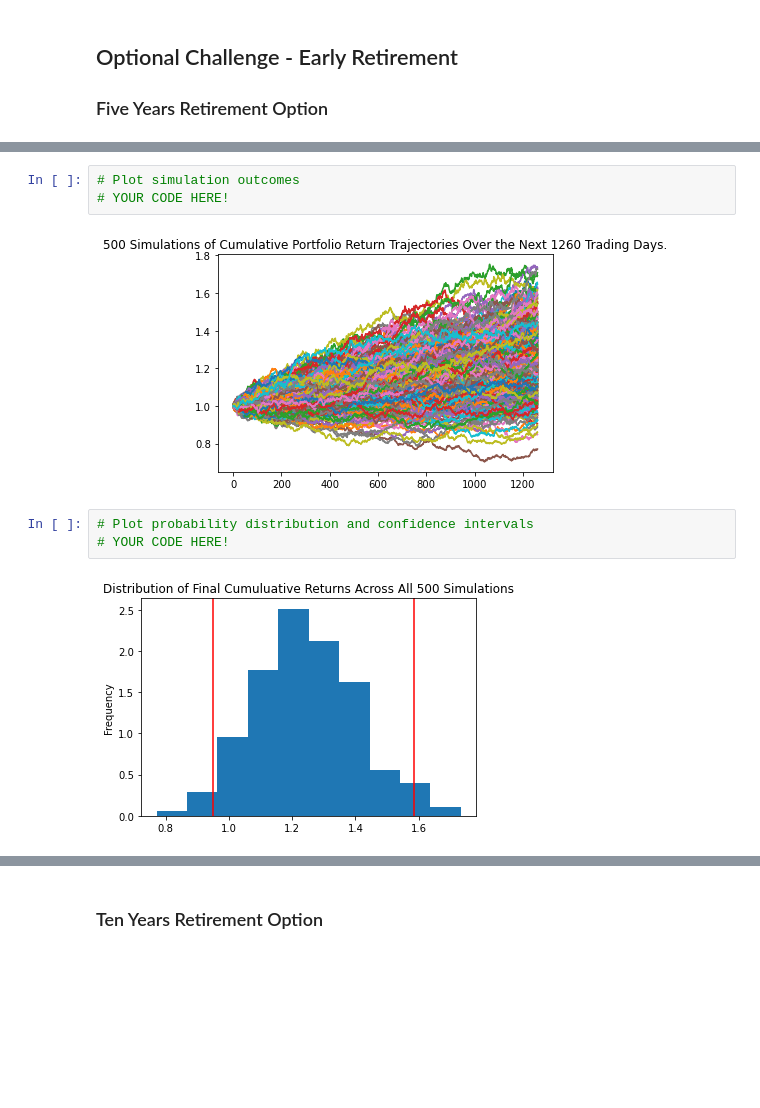
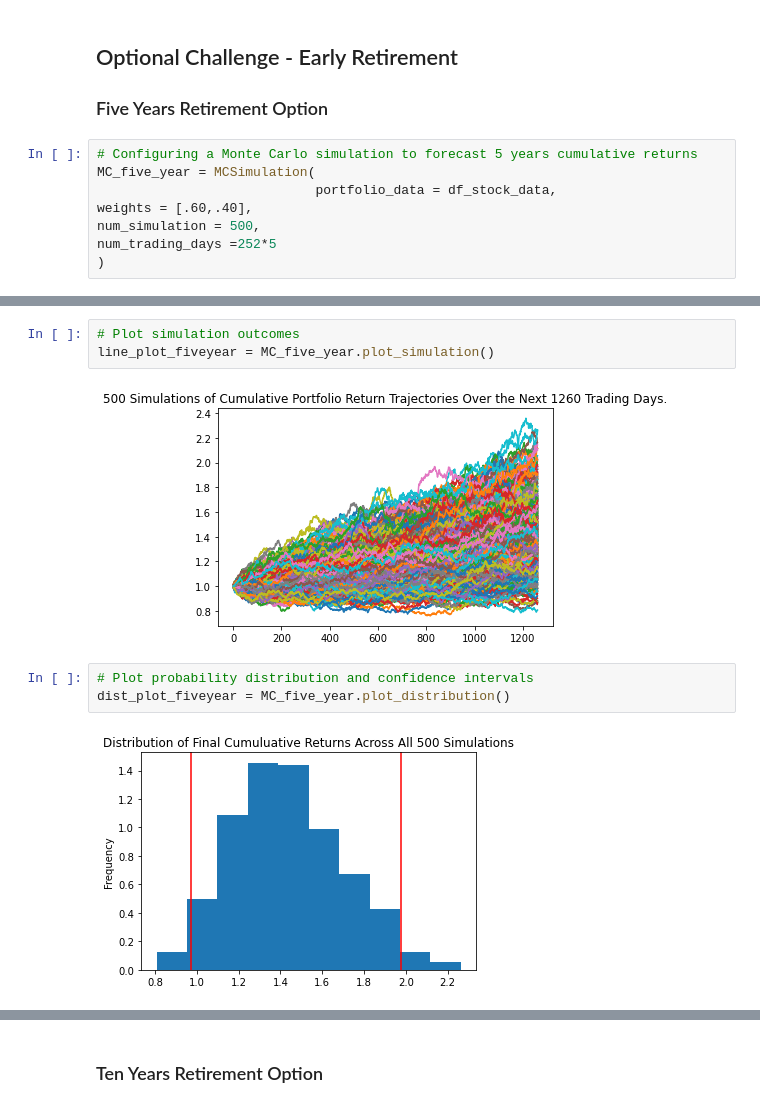
Before and after one commit to ahudiyaxcel/APIs-project, a Jupyter notebook: financial-planner.ipynb, the cells around one changed output, grey strips where cells are left out. Saved outputs shown, nothing was run; the diff lists cells and outputs as text; blank space fills up the shorter version.

```diff
--- a/financial-planner.ipynb
+++ b/financial-planner.ipynb
@@ -383,4 +383,12 @@ There is a 95% chance that an initial investment of $30000.0 in the portfolio ov
 
 
 ### Five Years Retirement Option
+# %%
+# Configuring a Monte Carlo simulation to forecast 5 years cumulative returns
+MC_five_year = MCSimulation(
+                            portfolio_data = df_stock_data,
+weights = [.60,.40],
+num_simulation = 500,
+num_trading_days =252*5
+)
 # %%
@@ -423,12 +429,12 @@ Running Monte Carlo simulation number 490.
 # %%
 # Plot simulation outcomes
-# YOUR CODE HERE!
+line_plot_fiveyear = MC_five_year.plot_simulation()
 # %% [output]
-[figure, old version]
+[figure, new version]
 # %%
 # Plot probability distribution and confidence intervals
-# YOUR CODE HERE!
+dist_plot_fiveyear = MC_five_year.plot_distribution()
 # %% [output]
-[figure, old version]
+[figure, new version]
 # %%
 # Fetch summary statistics from the Monte Carlo simulation results
```
Also changed, not shown: parts of 26 cells of this notebook.
